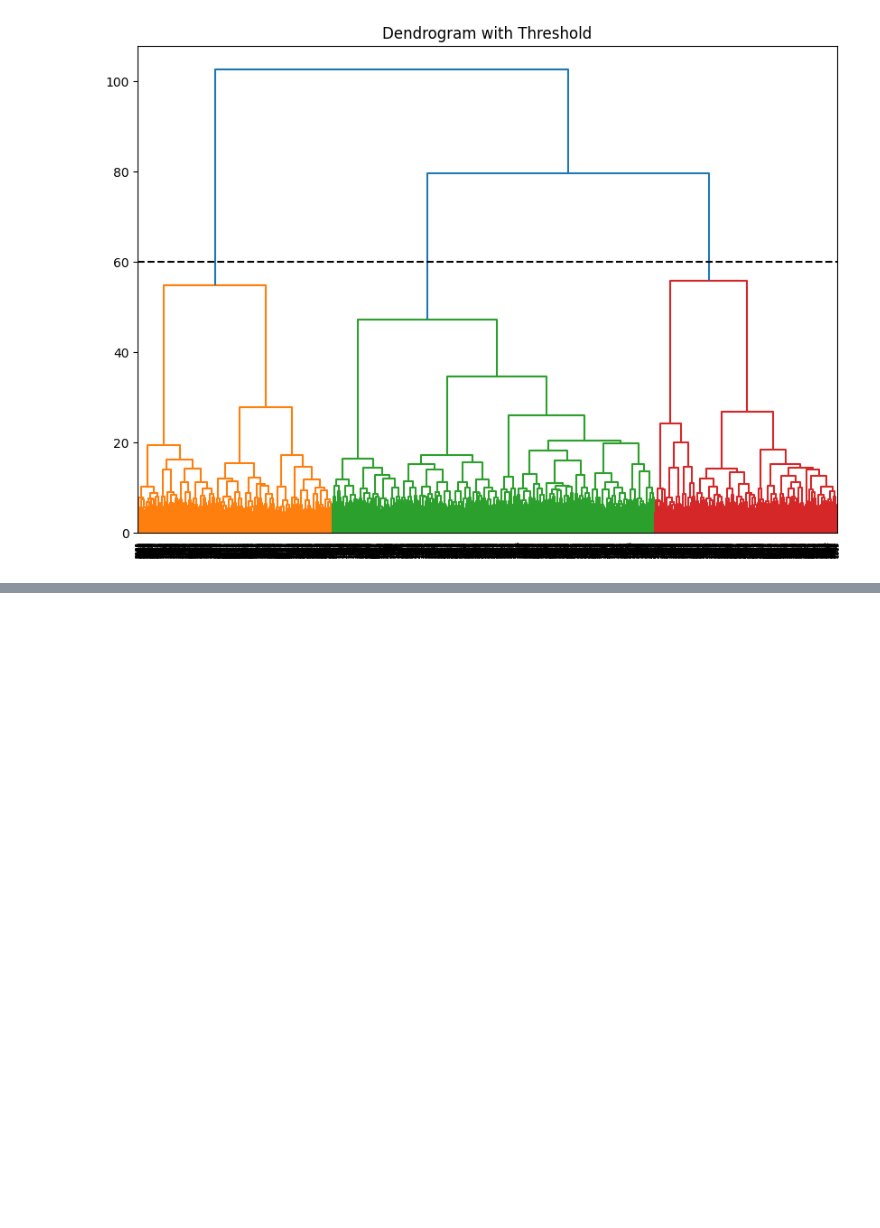
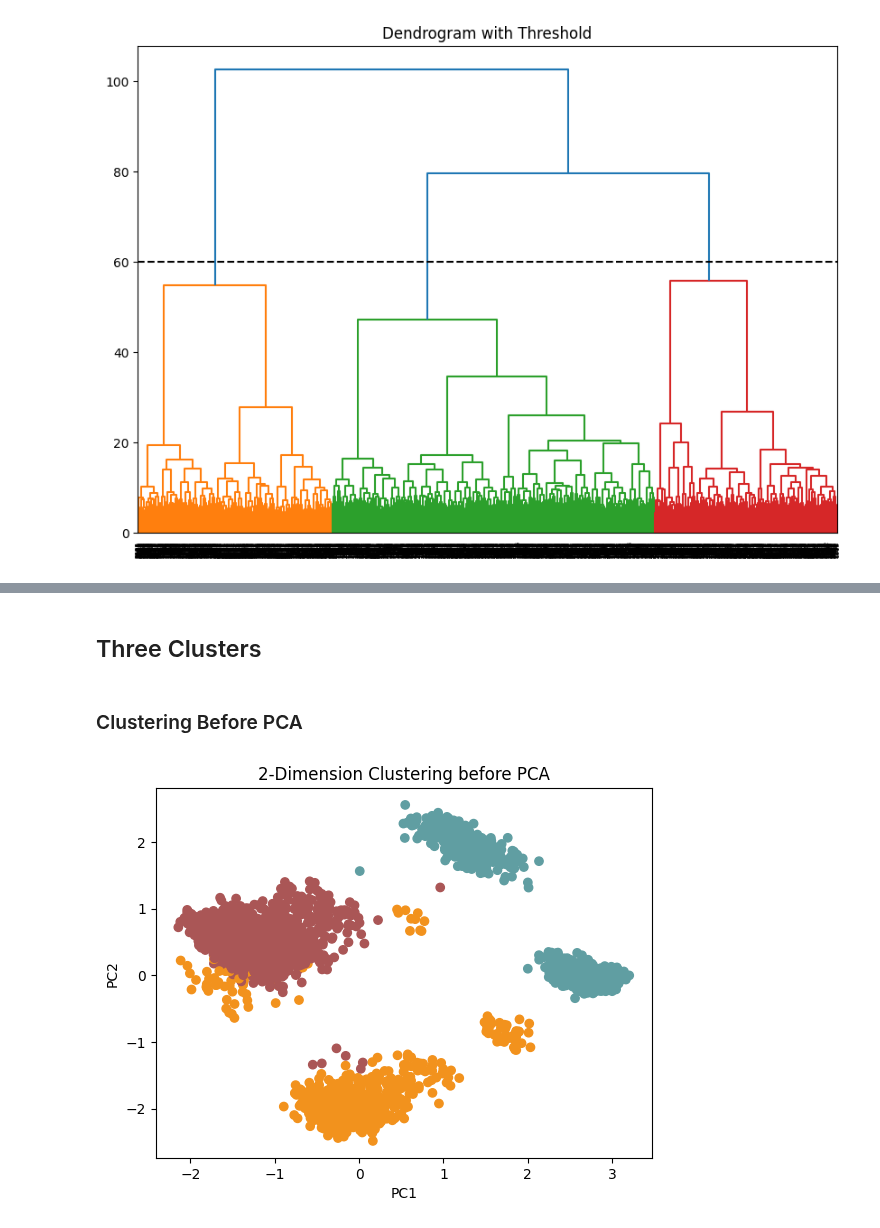
Before and after one commit to mawada-sweis/Clustering-Analysis, a Jupyter notebook: models/hierarchical_model.ipynb, the cells around one changed output, grey strips where cells are left out. Drawn from its saved outputs; the diff is of its cells as text; code cells hidden in the pictures; blank space fills up the shorter version.

```diff
--- a/models/hierarchical_model.ipynb
+++ b/models/hierarchical_model.ipynb
@@ -36,0 +56,18 @@ HRM.plot_thresholded_dendrogram(ward_linkage_matrix, 60)
+# %% [markdown]
+## Three Clusters
+# %%
+# number of clusters based on the dendrogram graph
+k = 3
+# %% [markdown]
+### Clustering Before PCA
+# %%
+# Create a copy of the origin dataset
+dataset_3k_before_PCA = dataset.copy()
+# %%
+# Assign cluster labels to each row of the DataFrame
+dataset_3k_before_PCA['cluster'] = HRM.hierarchical_clustering(ward_linkage, k)
+# %%
+# Create a 2-dimension scatter plot of the data for clustering before reduction
+HRM.plot_clustering_before_reduction(dataset_3k_before_PCA, 2)
+# %% [output]
+[figure, added]
```
Also changed, not shown: parts of 32 cells of this notebook, 1 other file.
